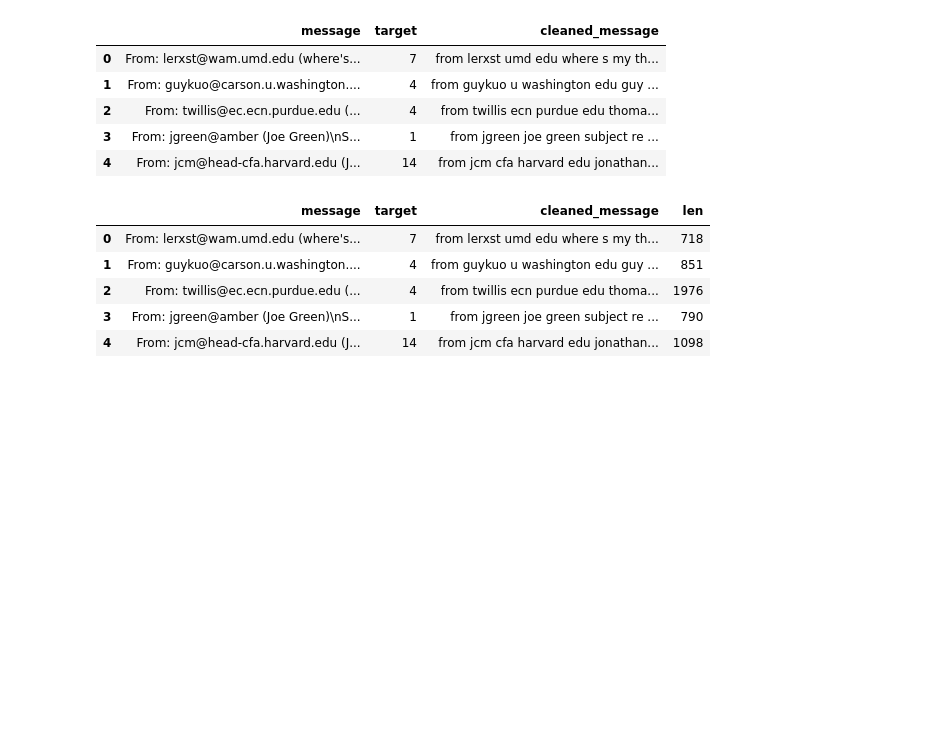
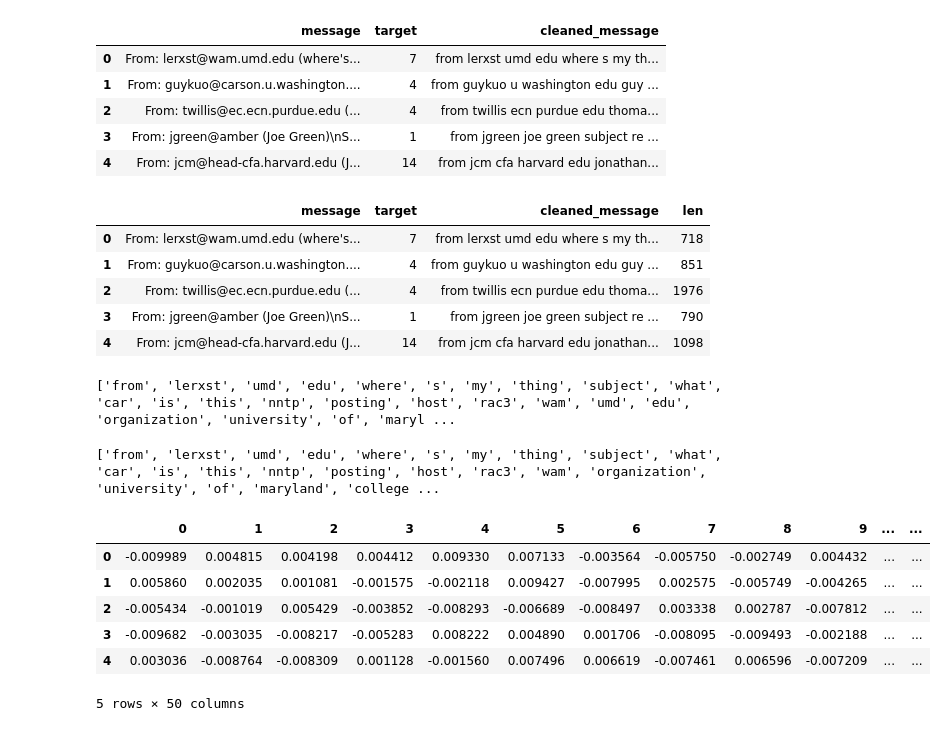
Before and after one commit to faizankhan29/Word_Embeddings_with_PCA, a Jupyter notebook: Word Level Representations.ipynb, the cells around one changed output. Saved outputs shown, nothing was run; the diff lists cells and outputs as text; code cells hidden in the pictures; blank space fills up the shorter version.

```diff
--- a/Word Level Representations.ipynb
+++ b/Word Level Representations.ipynb
@@ -118,0 +122,22 @@ df_train.head()
+# %%
+print(tokens[0])
+# %% [output]
+['from', 'lerxst', 'umd', 'edu', 'where', 's', 'my', 'thing', 'subject', 'what', 'car', 'is', 'this', 'nntp', 'posting', 'host', 'rac3', 'wam', 'umd', 'edu', 'organization', 'university', 'of', 'maryl ...
+# %%
+words=list(model.wv.vocab)
+print(words)
+# %% [output]
+['from', 'lerxst', 'umd', 'edu', 'where', 's', 'my', 'thing', 'subject', 'what', 'car', 'is', 'this', 'nntp', 'posting', 'host', 'rac3', 'wam', 'organization', 'university', 'of', 'maryland', 'college ...
+# %%
+X=model[model.wv.vocab]
+df=pd.DataFrame(X)
+df.shape
+df.head()
+# %% [output]
+|  | 0 | 1 | 2 | 3 | 4 | 5 | 6 | 7 | 8 | 9 | ... | ... |
+| 0 | -0.009989 | 0.004815 | 0.004198 | 0.004412 | 0.009330 | 0.007133 | -0.003564 | -0.005750 | -0.002749 | 0.004432 | ... | ... |
+| 1 | 0.005860 | 0.002035 | 0.001081 | -0.001575 | -0.002118 | 0.009427 | -0.007995 | 0.002575 | -0.005749 | -0.004265 | ... | ... |
+| 2 | -0.005434 | -0.001019 | 0.005429 | -0.003852 | -0.008293 | -0.006689 | -0.008497 | 0.003338 | 0.002787 | -0.007812 | ... | ... |
+| 3 | -0.009682 | -0.003035 | -0.008217 | -0.005283 | 0.008222 | 0.004890 | 0.001706 | -0.008095 | -0.009493 | -0.002188 | ... | ... |
+| 4 | 0.003036 | -0.008764 | -0.008309 | 0.001128 | -0.001560 | 0.007496 | 0.006619 | -0.007461 | 0.006596 | -0.007209 | ... | ... |
+5 rows × 50 columns
```
Also changed, not shown: parts of 21 cells of this notebook.
